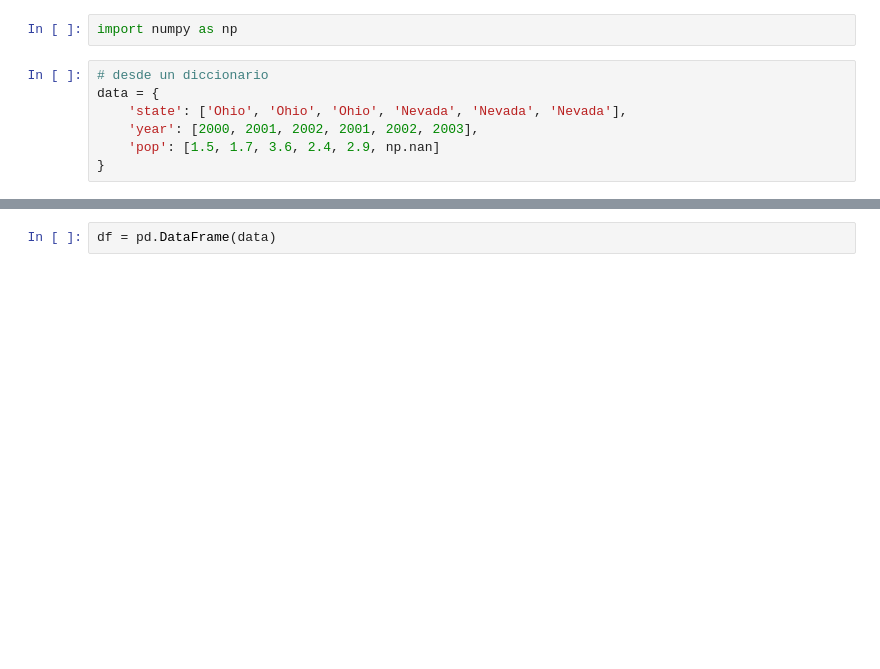
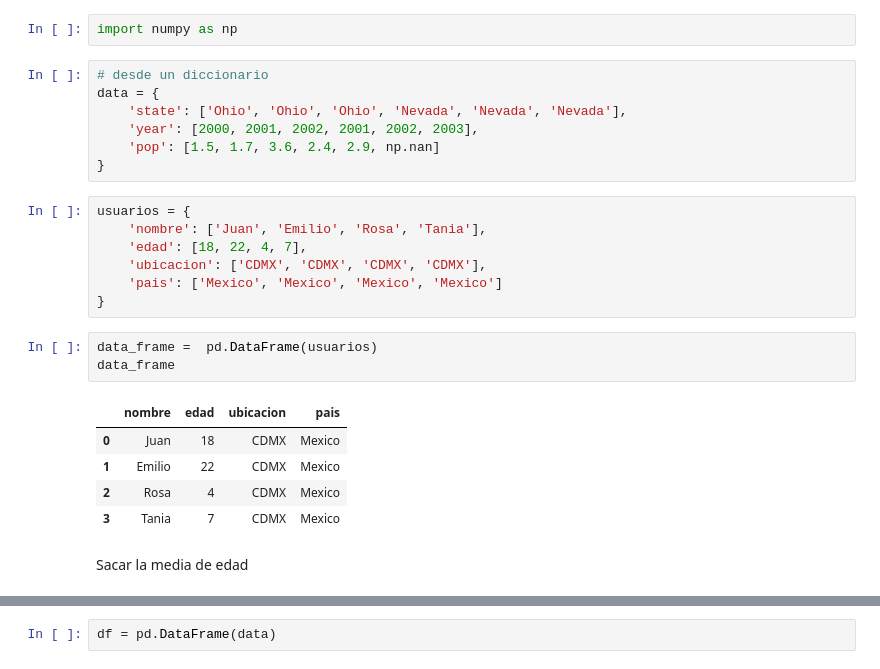
Before and after one commit to Lemito66/AnalisisDeDatos, a Jupyter notebook: Taller_9.ipynb, the cells around one changed output, grey strips where cells are left out. Drawn from its saved outputs; the diff is of its cells as text; blank space fills up the shorter version.

Commit message:
dataframe

```diff
--- a/Taller_9.ipynb
+++ b/Taller_9.ipynb
@@ -192,3 +204,21 @@ data = {
     'year': [2000, 2001, 2002, 2001, 2002, 2003],
     'pop': [1.5, 1.7, 3.6, 2.4, 2.9, np.nan]
 }
+# %%
+usuarios = {
+    'nombre': ['Juan', 'Emilio', 'Rosa', 'Tania'],
+    'edad': [18, 22, 4, 7],
+    'ubicacion': ['CDMX', 'CDMX', 'CDMX', 'CDMX'],
+    'pais': ['Mexico', 'Mexico', 'Mexico', 'Mexico']
+}
+# %%
+data_frame =  pd.DataFrame(usuarios)
+data_frame
+# %% [output]
+|  | nombre | edad | ubicacion | pais |
+| 0 | Juan | 18 | CDMX | Mexico |
+| 1 | Emilio | 22 | CDMX | Mexico |
+| 2 | Rosa | 4 | CDMX | Mexico |
+| 3 | Tania | 7 | CDMX | Mexico |
+# %% [markdown]
+Sacar la media de edad
```
Also changed, not shown: parts of 6 cells of this notebook.
